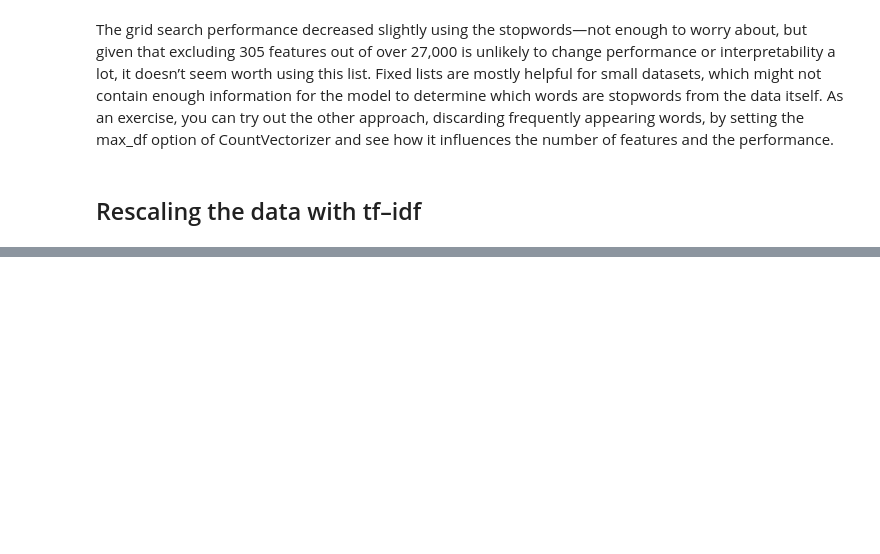
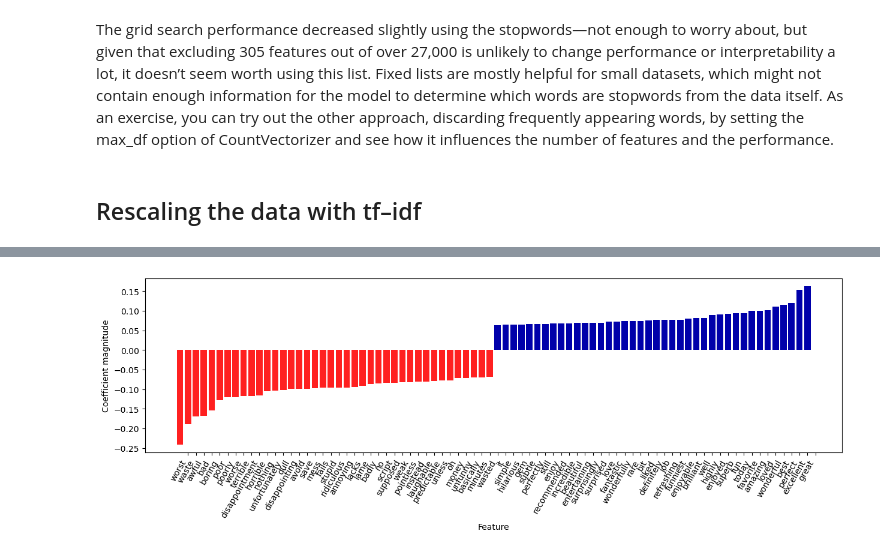
Before and after one commit to WilcoJohn/Progress-ML, a Jupyter notebook: CHP7-TextData/7.1TypesOfStringData.ipynb, the cells around one changed output, grey strips where cells are left out. Saved outputs shown, nothing was run; the diff lists cells and outputs as text; code cells hidden in the pictures; blank space fills up the shorter version.

```diff
--- a/CHP7-TextData/7.1TypesOfStringData.ipynb
+++ b/CHP7-TextData/7.1TypesOfStringData.ipynb
@@ -338,0 +349,9 @@ influences the number of features and the performance.
+# %%
+pipe =  sklearn.pipeline.make_pipeline(
+        sklearn.feature_extraction.text.TfidfVectorizer(min_df=5, norm=None),
+        sklearn.linear_model.LogisticRegression(max_iter=100, n_jobs=10));
+
+param_grid = {"logisticregression__C" : numpy.logspace(-3,1,5)};
+# %%
+grid = sklearn.model_selection.GridSearchCV(pipe, param_grid=param_grid, cv=5);
+grid.fit(text_train, y_train);
@@ -338,0 +417,6 @@ influences the number of features and the performance.
+# %%
+mglearn.tools.visualize_coefficients(grid.best_estimator_.named_steps.logisticregression.coef_,
+                                    grid.best_estimator_.named_steps.tfidfvectorizer.get_feature_names_out(),
+                                    n_top_features=40);
+# %% [output]
+[figure, added]
```
Also changed, not shown: parts of 17 cells of this notebook.
